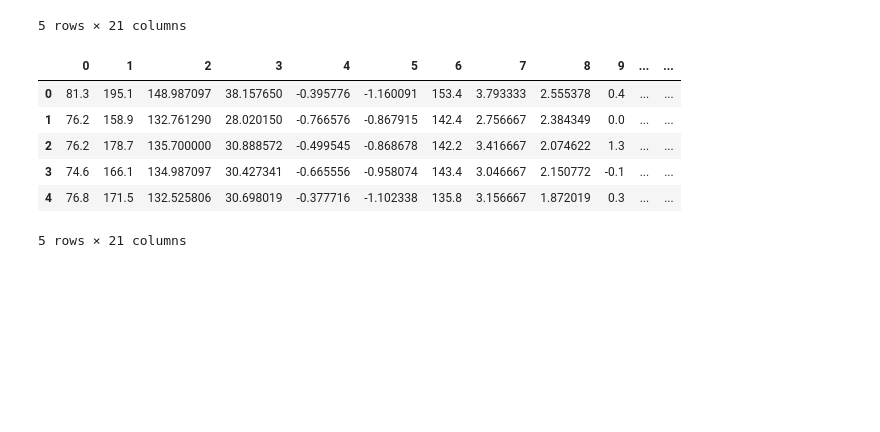
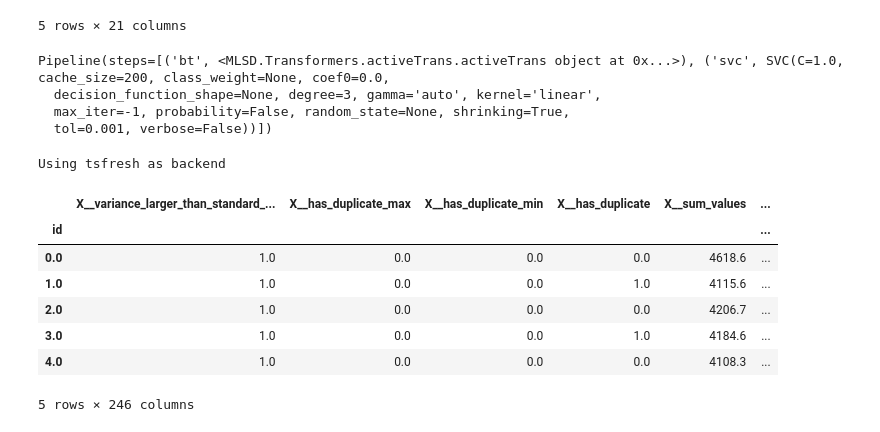
Before and after one commit to HaoranXue/Machine_Learning_For_Structured_Data, a Jupyter notebook: Example.ipynb, the cells around one changed output. Saved outputs shown, nothing was run; the diff lists cells and outputs as text; code cells hidden in the pictures; blank space fills up the shorter version.

```diff
--- a/Example.ipynb
+++ b/Example.ipynb
@@ -38,6 +38,10 @@ growth_data_df = pd.concat([boys_df, girls_df])
 
 ['D2hgtfmat12', 'Dhgtffd', 'Dhgtfmat', 'Dhgtfmeanfd', 'Dhgtfmeanvec', 'Dhgtfregfd', 'Dhgtfregmat', 'Dhgtfvec', 'Lfdobj', 'PGSctr', 'PGSctrmean', 'SSE', 'Wfd', 'Wfd0', 'WfdCR', 'WfdLM', 'WfdPar', 'WfdP ...
 # %%
-height = growth_data_df.groupby(['cohort_id','gender'])['height'].apply(list)
+data = growth_data_df.groupby(['cohort_id','gender'])['height'].apply(list)
 age = growth_data_df.groupby(['cohort_id','gender'])['age'].apply(list)
 gender_x = growth_data_df.groupby(['cohort_id','gender'])['gender'].apply(list)
+gender = []
+
+for i in gender_x:
+    gender.append(np.unique(i)[0])
@@ -97,10 +92,25 @@ Mydata= SDataFrame(data = [height,age], columns=["height", "age"])
-# %%
-Mydata.extracted_features.head()
-# %% [output]
-|  | 0 | 1 | 2 | 3 | 4 | 5 | 6 | 7 | 8 | 9 | ... | ... |
-| 0 | 81.3 | 195.1 | 148.987097 | 38.157650 | -0.395776 | -1.160091 | 153.4 | 3.793333 | 2.555378 | 0.4 | ... | ... |
-| 1 | 76.2 | 158.9 | 132.761290 | 28.020150 | -0.766576 | -0.867915 | 142.4 | 2.756667 | 2.384349 | 0.0 | ... | ... |
-| 2 | 76.2 | 178.7 | 135.700000 | 30.888572 | -0.499545 | -0.868678 | 142.2 | 3.416667 | 2.074622 | 1.3 | ... | ... |
-| 3 | 74.6 | 166.1 | 134.987097 | 30.427341 | -0.665556 | -0.958074 | 143.4 | 3.046667 | 2.150772 | -0.1 | ... | ... |
-| 4 | 76.8 | 171.5 | 132.525806 | 30.698019 | -0.377716 | -1.102338 | 135.8 | 3.156667 | 1.872019 | 0.3 | ... | ... |
-5 rows × 21 columns
+# %%
+from sklearn.pipeline import Pipeline
+basic_trans = activeTrans(ifSData=True)
+clf = SVC(kernel='linear')
+s_svm = Pipeline([('bt', basic_trans), ('svc', clf)])
+s_svm.fit(X=height,y=gender)
+# %% [output]
+Pipeline(steps=[('bt', <MLSD.Transformers.activeTrans.activeTrans object at 0x...>), ('svc', SVC(C=1.0, cache_size=200, class_weight=None, coef0=0.0,
+  decision_function_shape=None, degree=3, gamma='auto', kernel='linear',
+  max_iter=-1, probability=False, random_state=None, shrinking=True,
+  tol=0.001, verbose=False))])
+# %%
+height = SData(x= np.asarray(data), dtype='Series')
+height.transformer= tsfreshSeries()
+height.extracted_features.head()
+# %% [output]
+Using tsfresh as backend
+|  | X__variance_larger_than_standard_... | X__has_duplicate_max | X__has_duplicate_min | X__has_duplicate | X__sum_values | ... |
+| id |  |  |  |  |  | ... |
+| 0.0 | 1.0 | 0.0 | 0.0 | 0.0 | 4618.6 | ... |
+| 1.0 | 1.0 | 0.0 | 0.0 | 1.0 | 4115.6 | ... |
+| 2.0 | 1.0 | 0.0 | 0.0 | 0.0 | 4206.7 | ... |
+| 3.0 | 1.0 | 0.0 | 0.0 | 1.0 | 4184.6 | ... |
+| 4.0 | 1.0 | 0.0 | 0.0 | 0.0 | 4108.3 | ... |
+5 rows × 246 columns
```
Also changed, not shown: parts of 13 cells of this notebook, 6 other files.
